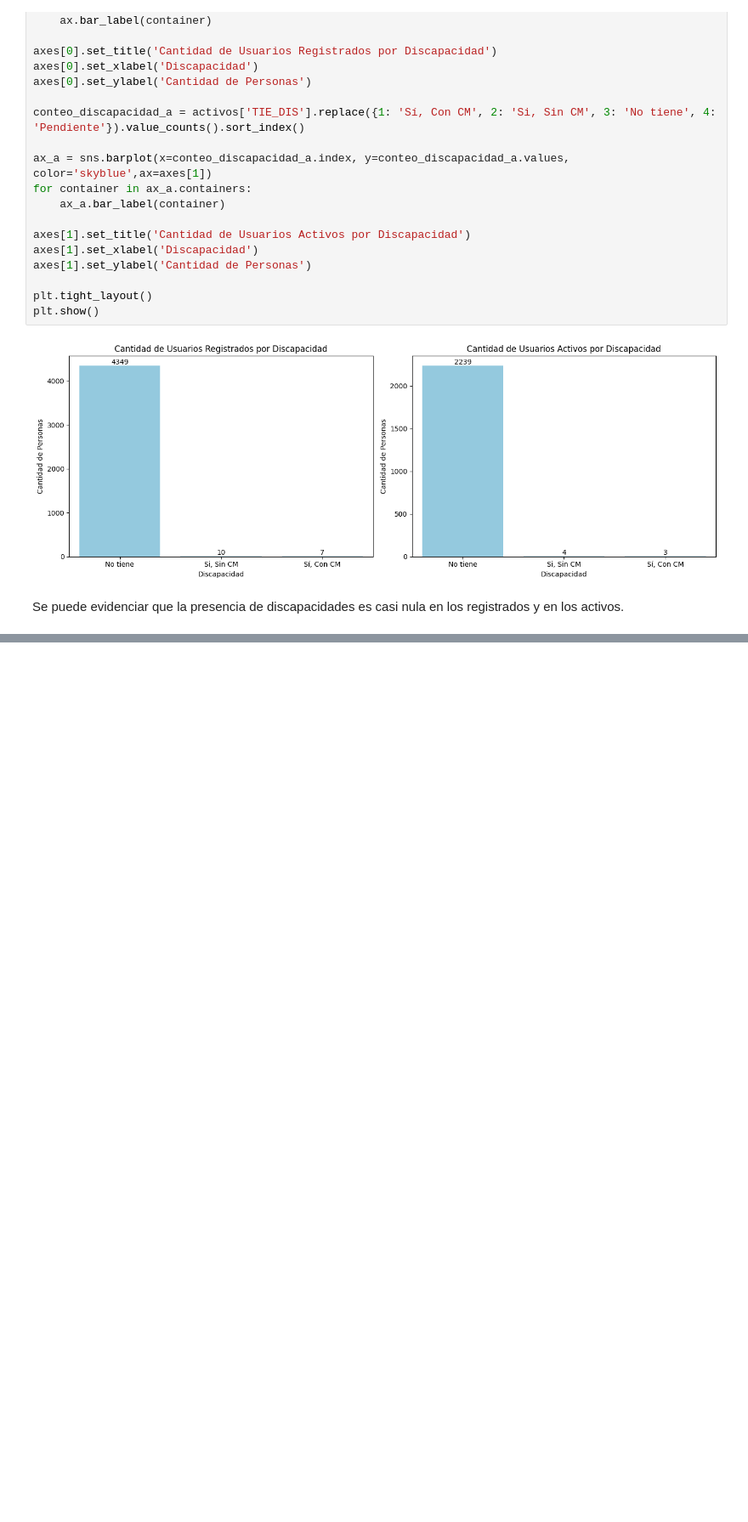
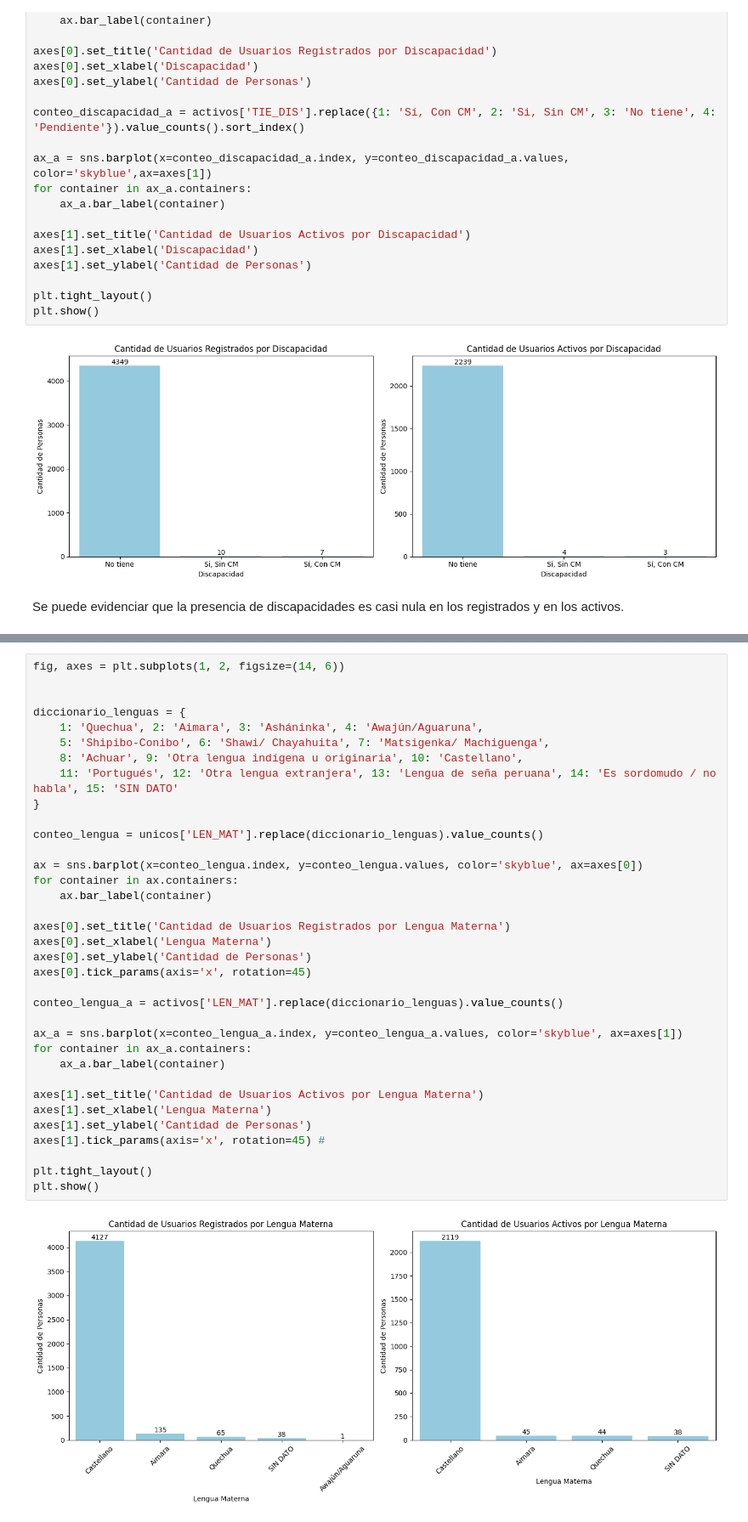
Before and after one commit to Amolihua/proyectos-peque-DS, a Jupyter notebook: Atendidos/EDA.ipynb, the cells around one changed output, grey strips where cells are left out. Shown at 85% size. Drawn from its saved outputs; the diff is of its cells as text; blank space fills up the shorter version.

```diff
--- a/Atendidos/EDA.ipynb
+++ b/Atendidos/EDA.ipynb
@@ -378,0 +383,37 @@ Se puede evidenciar que la presencia de discapacidades es casi nula en los regis
+# %%
+fig, axes = plt.subplots(1, 2, figsize=(14, 6))
+
+
+diccionario_lenguas = {
+    1: 'Quechua', 2: 'Aimara', 3: 'Asháninka', 4: 'Awajún/Aguaruna',
+    5: 'Shipibo-Conibo', 6: 'Shawi/ Chayahuita', 7: 'Matsigenka/ Machiguenga',
+    8: 'Achuar', 9: 'Otra lengua indígena u originaria', 10: 'Castellano',
+    11: 'Portugués', 12: 'Otra lengua extranjera', 13: 'Lengua de seña peruana', 14: 'Es sordomudo / no habla', 15: 'SIN DATO'
+}
+
+conteo_lengua = unicos['LEN_MAT'].replace(diccionario_lenguas).value_counts()
+
+ax = sns.barplot(x=conteo_lengua.index, y=conteo_lengua.values, color='skyblue', ax=axes[0])
+for container in ax.containers:
+    ax.bar_label(container)
+
+axes[0].set_title('Cantidad de Usuarios Registrados por Lengua Materna')
+axes[0].set_xlabel('Lengua Materna')
+axes[0].set_ylabel('Cantidad de Personas')
+axes[0].tick_params(axis='x', rotation=45)
+
+conteo_lengua_a = activos['LEN_MAT'].replace(diccionario_lenguas).value_counts()
+
+ax_a = sns.barplot(x=conteo_lengua_a.index, y=conteo_lengua_a.values, color='skyblue', ax=axes[1])
+for container in ax_a.containers:
+    ax_a.bar_label(container)
+
+axes[1].set_title('Cantidad de Usuarios Activos por Lengua Materna')
+axes[1].set_xlabel('Lengua Materna')
+axes[1].set_ylabel('Cantidad de Personas')
+axes[1].tick_params(axis='x', rotation=45) #
+
+plt.tight_layout()
+plt.show()
+# %% [output]
+[figure, added]
```
Also changed, not shown: parts of 17 cells of this notebook.
